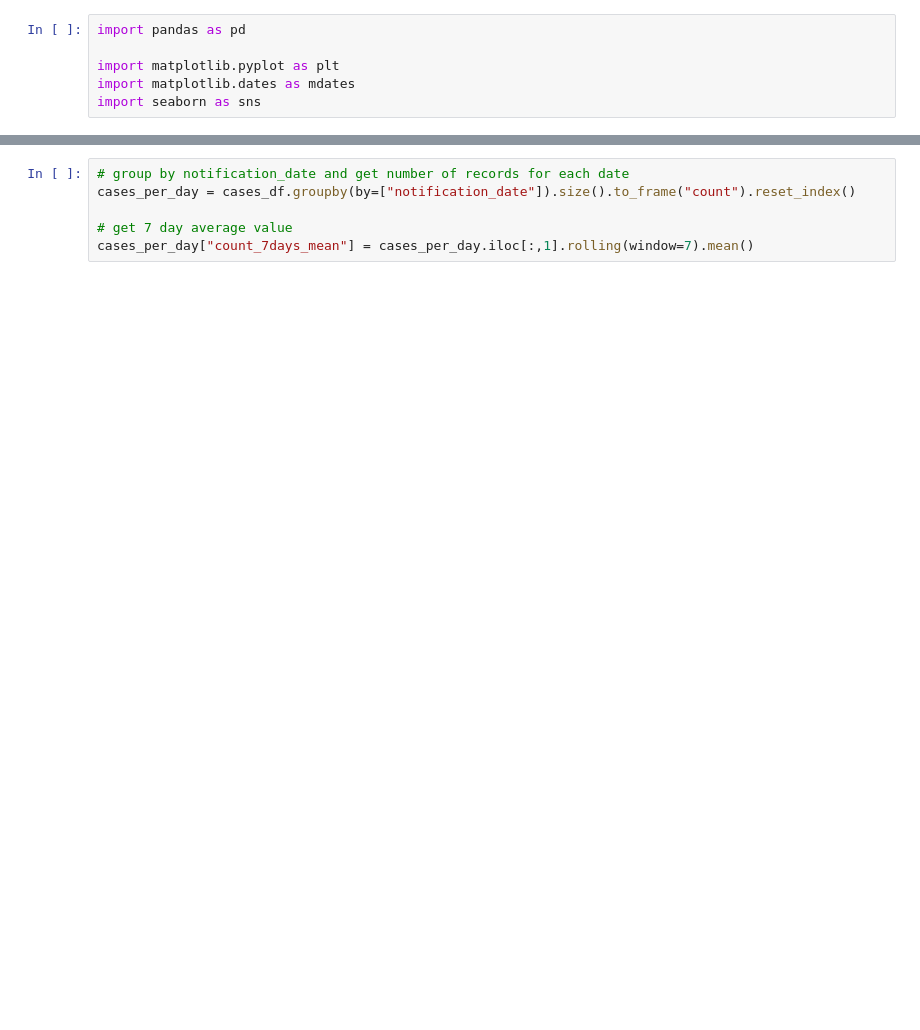
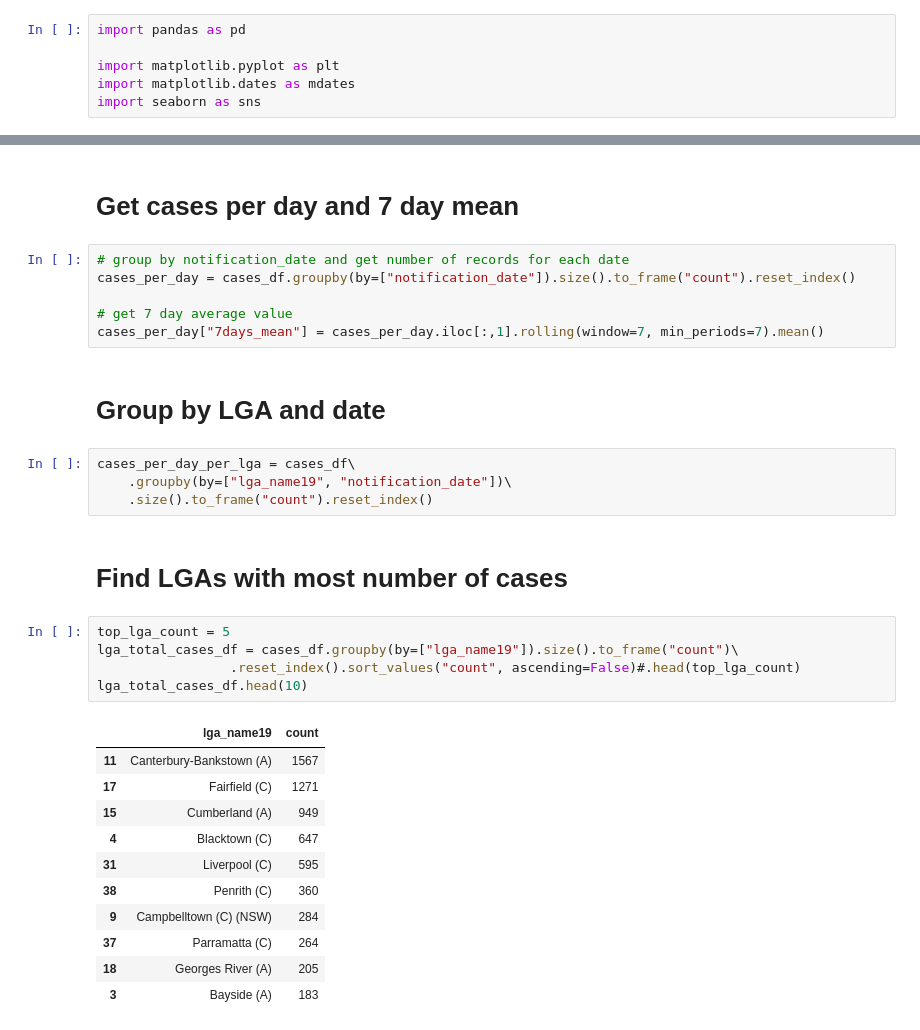
Before and after one commit to maxim75/data-visualization, a Jupyter notebook: notebooks/COVID_data_1.ipynb, the cells around one changed output, grey strips where cells are left out. Cells and saved outputs as stored; diff of their text form; blank space fills up the shorter version.

```diff
--- a/notebooks/COVID_data_1.ipynb
+++ b/notebooks/COVID_data_1.ipynb
@@ -22,6 +29,33 @@ cases_df = cases_df[cases_df["notification_date"] >= start_date]
+# %% [markdown]
+# Get cases per day and 7 day mean
 # %%
 # group by notification_date and get number of records for each date
 cases_per_day = cases_df.groupby(by=["notification_date"]).size().to_frame("count").reset_index()
 
 # get 7 day average value
-cases_per_day["count_7days_mean"] = cases_per_day.iloc[:,1].rolling(window=7).mean()
+cases_per_day["7days_mean"] = cases_per_day.iloc[:,1].rolling(window=7, min_periods=7).mean()
+# %% [markdown]
+# Group by LGA and date
+# %%
+cases_per_day_per_lga = cases_df\
+    .groupby(by=["lga_name19", "notification_date"])\
+    .size().to_frame("count").reset_index()
+# %% [markdown]
+# Find LGAs with most number of cases
+# %%
+top_lga_count = 5
+lga_total_cases_df = cases_df.groupby(by=["lga_name19"]).size().to_frame("count")\
+                 .reset_index().sort_values("count", ascending=False)#.head(top_lga_count)
+lga_total_cases_df.head(10)
+# %% [output]
+|  | lga_name19 | count |
+| 11 | Canterbury-Bankstown (A) | 1567 |
+| 17 | Fairfield (C) | 1271 |
+| 15 | Cumberland (A) | 949 |
+| 4 | Blacktown (C) | 647 |
+| 31 | Liverpool (C) | 595 |
+| 38 | Penrith (C) | 360 |
+| 9 | Campbelltown (C) (NSW) | 284 |
+| 37 | Parramatta (C) | 264 |
+| 18 | Georges River (A) | 205 |
+| 3 | Bayside (A) | 183 |
```
Also changed, not shown: parts of 7 cells of this notebook, 1 other file.
